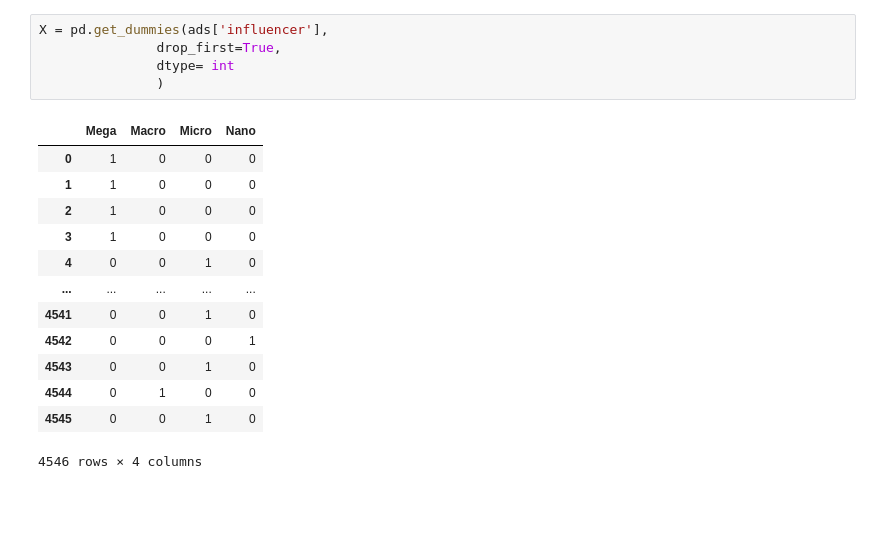
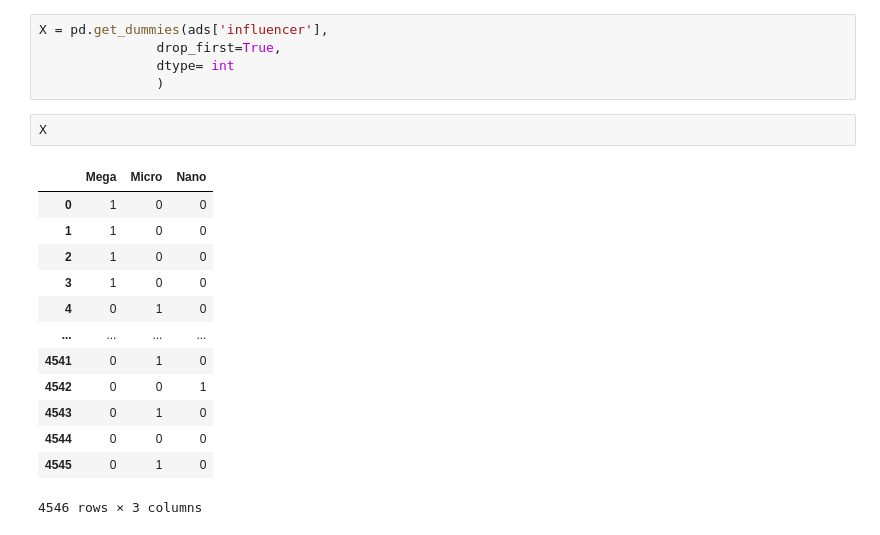
Before and after one commit to hovhannisyan91/aca, a Jupyter notebook: lab/python/notebooks/16_simple_linear_regression.ipynb, the cells around one changed output. Cells and saved outputs as stored; diff of their text form; blank space fills up the shorter version.

```diff
--- a/lab/python/notebooks/16_simple_linear_regression.ipynb
+++ b/lab/python/notebooks/16_simple_linear_regression.ipynb
@@ -195,17 +220,18 @@ X = pd.get_dummies(ads['influencer'],
                dtype= int
                )
 # %%
+X
 # %% [output]
-|  | Mega | Macro | Micro | Nano |
-| 0 | 1 | 0 | 0 | 0 |
-| 1 | 1 | 0 | 0 | 0 |
-| 2 | 1 | 0 | 0 | 0 |
-| 3 | 1 | 0 | 0 | 0 |
-| 4 | 0 | 0 | 1 | 0 |
-| ... | ... | ... | ... | ... |
-| 4541 | 0 | 0 | 1 | 0 |
-| 4542 | 0 | 0 | 0 | 1 |
-| 4543 | 0 | 0 | 1 | 0 |
-| 4544 | 0 | 1 | 0 | 0 |
-| 4545 | 0 | 0 | 1 | 0 |
+|  | Mega | Micro | Nano |
+| 0 | 1 | 0 | 0 |
+| 1 | 1 | 0 | 0 |
+| 2 | 1 | 0 | 0 |
+| 3 | 1 | 0 | 0 |
+| 4 | 0 | 1 | 0 |
+| ... | ... | ... | ... |
+| 4541 | 0 | 1 | 0 |
+| 4542 | 0 | 0 | 1 |
+| 4543 | 0 | 1 | 0 |
+| 4544 | 0 | 0 | 0 |
+| 4545 | 0 | 1 | 0 |
-4546 rows × 4 columns
+4546 rows × 3 columns
```
Also changed, not shown: parts of 41 cells of this notebook, 17 other files.
